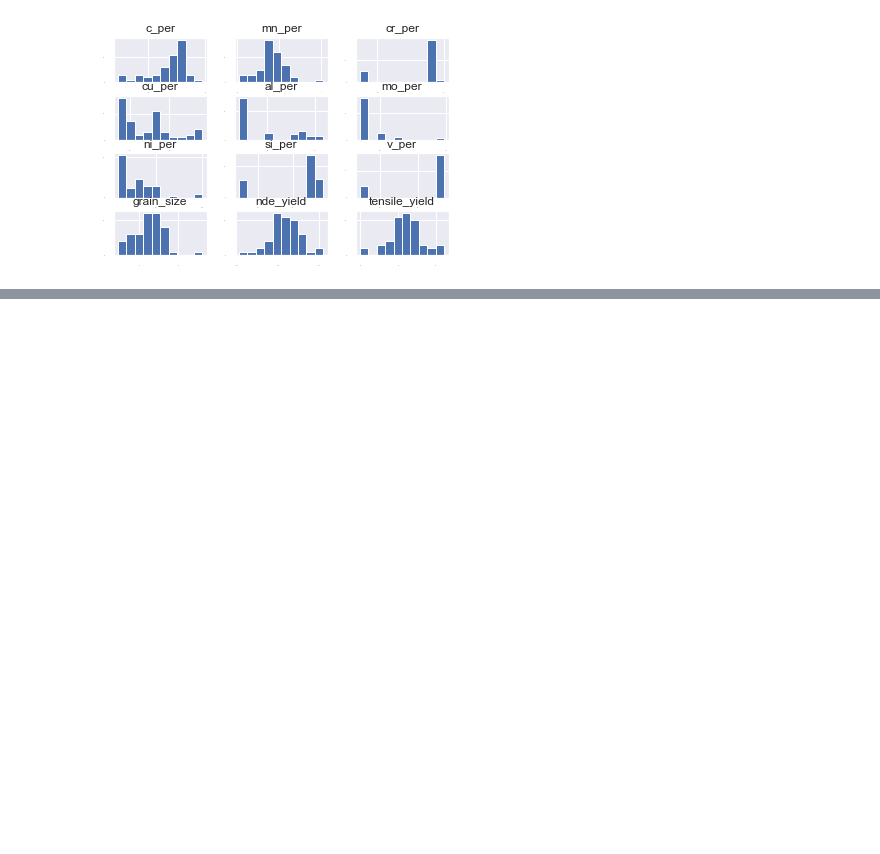
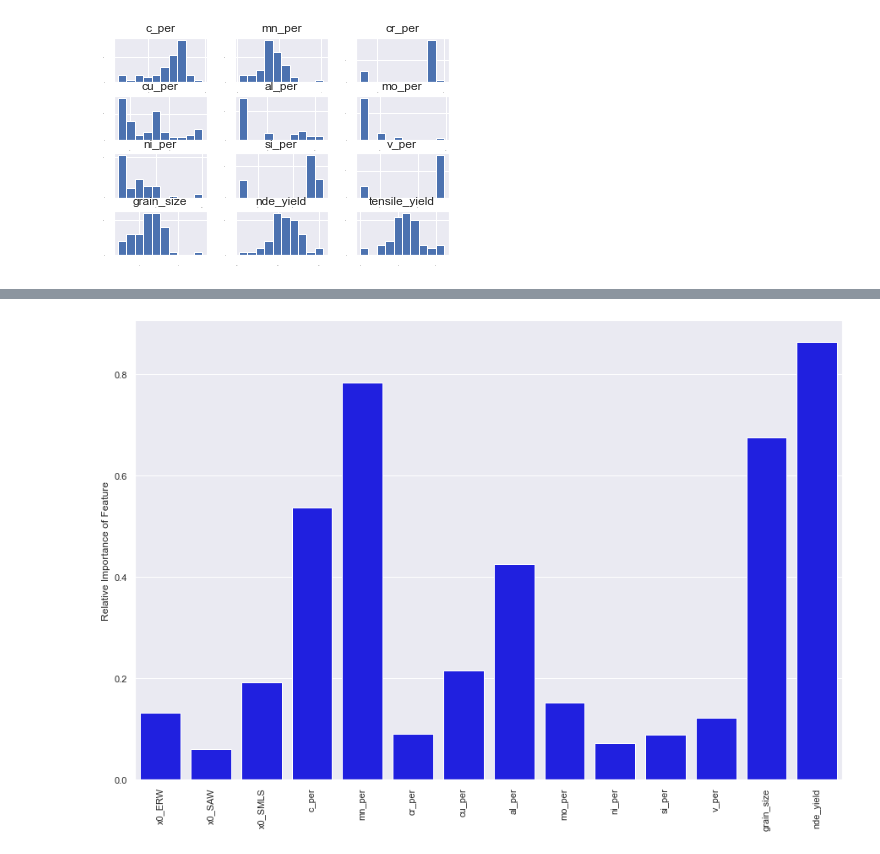
Before and after one commit to nombreinvicto/DeepLearning, a Jupyter notebook: job_exams/mmt_coding.ipynb, the cells around one changed output, grey strips where cells are left out. Cells and saved outputs as stored; diff of their text form; code cells hidden in the pictures; blank space fills up the shorter version.

```diff
--- a/job_exams/mmt_coding.ipynb
+++ b/job_exams/mmt_coding.ipynb
@@ -365,0 +255,20 @@ Text(0, 0.5, 'Preidcted Values')
+# %%
+# Feature Importance
+# get importance
+importances = best_model1.coef_
+importances = importances / np.sum(importances)
+
+# plot feature importance
+xx = [x for x in range(len(importances))]
+
+# lets first look at the dataset the model takes as an input
+one_hot_cats = list(ct.named_transformers_['onehotencoder'].get_feature_names())
+all_features = one_hot_cats + numerical_cols
+
+sns.set(font_scale=1)
+f, ax = plt.subplots(1,1, figsize=(15, 10))
+chart = sns.barplot(xx, np.abs(importances), ax=ax, color="blue")
+chart.set_xticklabels(labels = all_features, rotation=90);
+ax.set_ylabel("Relative Importance of Feature");
+# %% [output]
+[figure, added]
```
Also changed, not shown: parts of 58 cells of this notebook, 1 other file.
